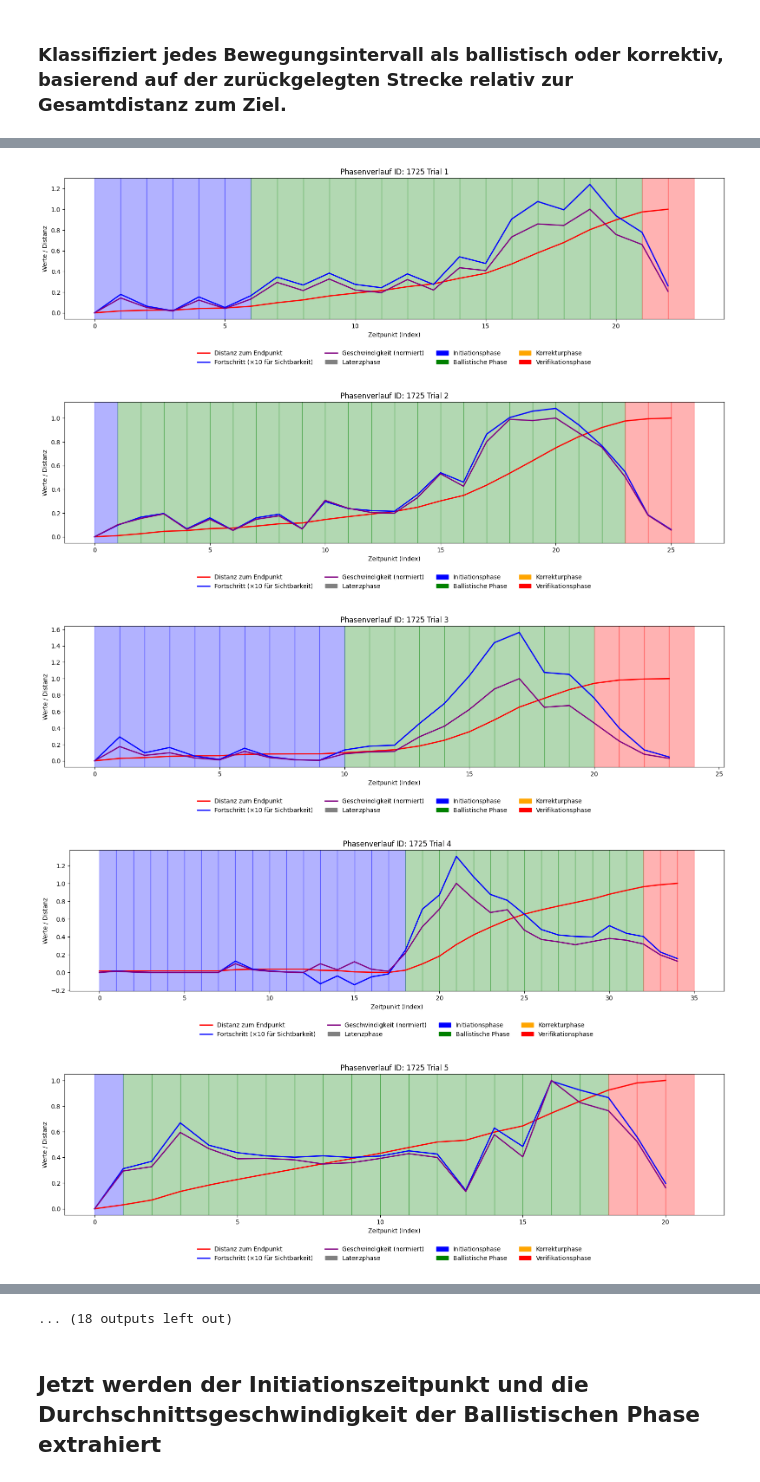
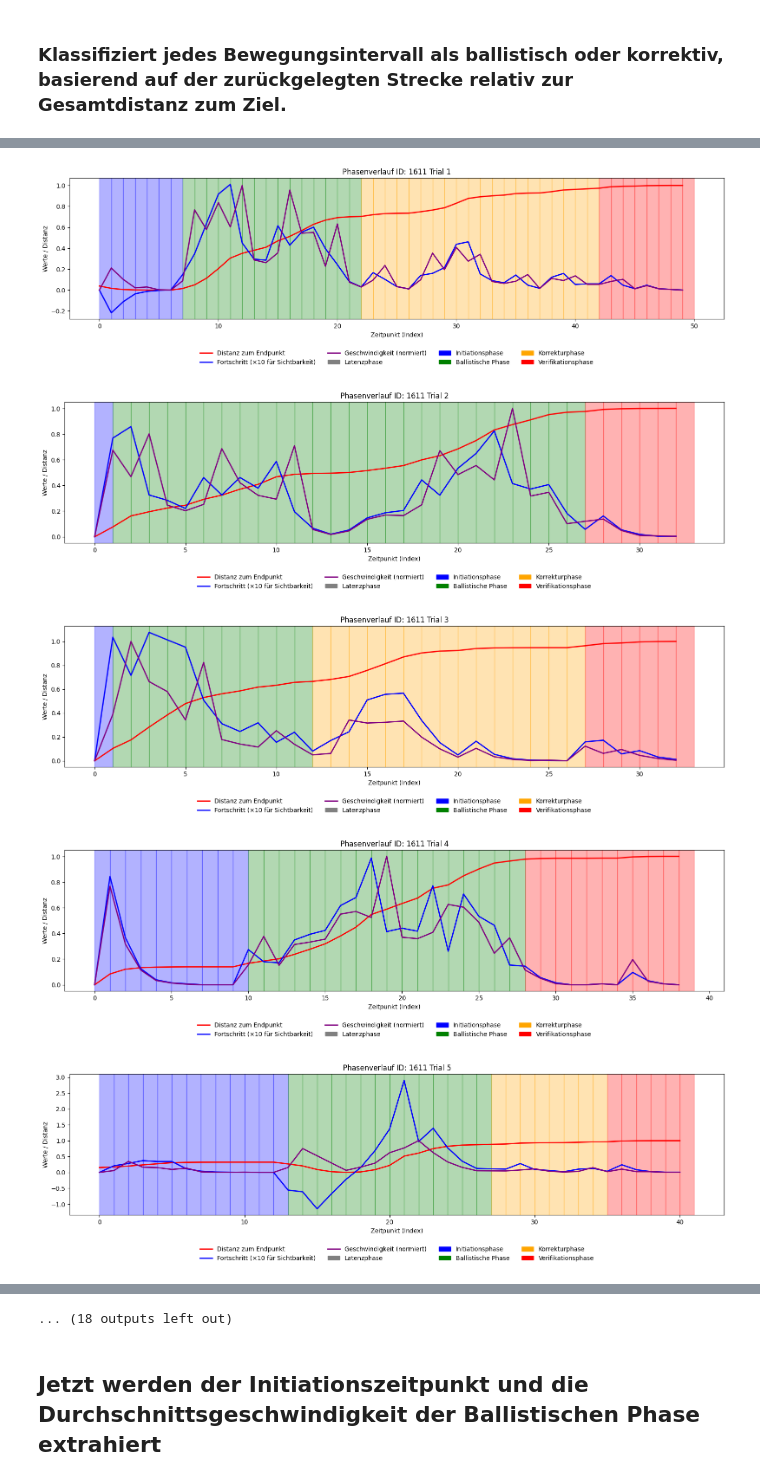
Before and after one commit to Michael1Mueller/Analyse-der-Latenz-induzierten-Nutzerverlangsamung-anhand-Mausbewegungsdaten, a Jupyter notebook: preStudy/clean.ipynb, the cells around one changed output, grey strips where cells are left out. Drawn from its saved outputs; the diff is of its cells as text; code cells hidden in the pictures.

```diff
--- a/preStudy/clean.ipynb
+++ b/preStudy/clean.ipynb
@@ -560,5 +560,5 @@ def plot_phases(row, index=None):
     plt.show()
 # %%
 for i in range(30):
-    plot_phases(groups_dict["no_delay_11_12"][25].iloc[i], index=1)
+    plot_phases(groups_dict["no_delay_11_12"][24].iloc[i], index=1)
 # %% [output]
@@ -566,5 +566,5 @@ for i in range(30):
-[figure, old version]
+[figure, new version]
-[figure, old version]
+[figure, new version]
-[figure, old version]
+[figure, new version]
-[figure, old version]
+[figure, new version]
-[figure, old version]
+[figure, new version]
```
Also changed, not shown: parts of 1 cell of this notebook, 31 other files.
